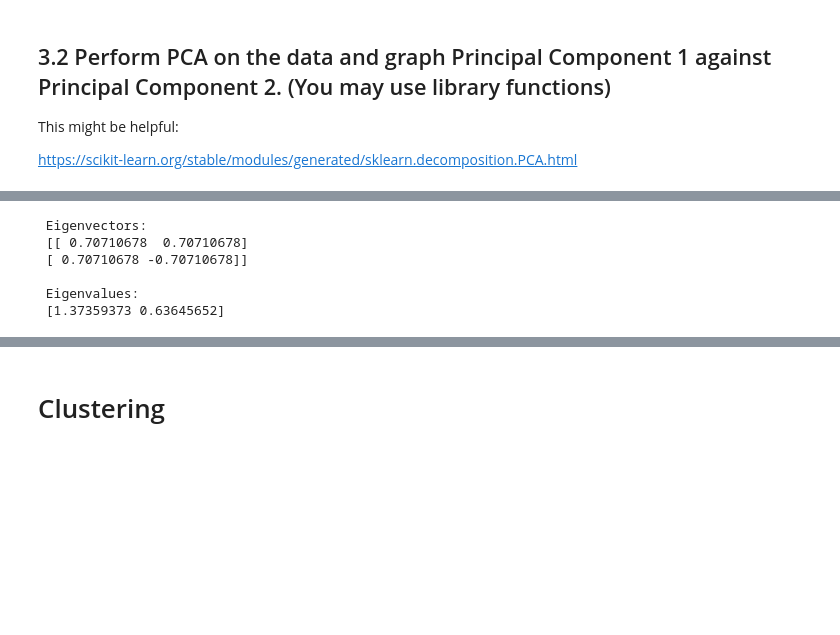
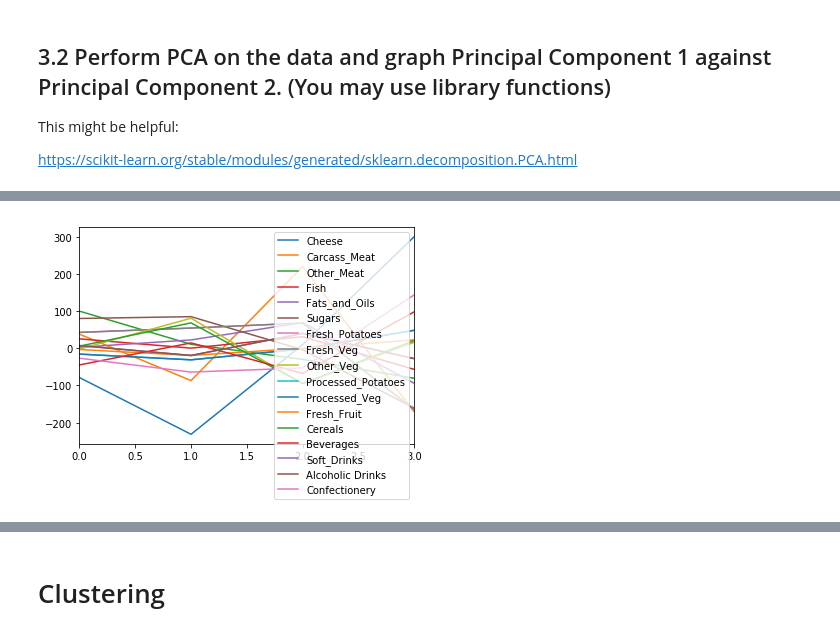
Before and after one commit to Hira63S/DS-Unit-2-Sprint-1-Linear-Algebra, a Jupyter notebook: Linear_Algebra_Sprint_Challenge.ipynb, the cells around one changed output, grey strips where cells are left out. Saved outputs shown, nothing was run; the diff lists cells and outputs as text; code cells hidden in the pictures; blank space fills up the shorter version.

```diff
--- a/Linear_Algebra_Sprint_Challenge.ipynb
+++ b/Linear_Algebra_Sprint_Challenge.ipynb
@@ -361,11 +395,4 @@ plt.plot(Pt)
-# %%
-print("\n Eigenvectors: \n", pca.components_)
-print("\n Eigenvalues: \n",pca.explained_variance_)
-# transform data
-# %% [output]
- Eigenvectors:
- [[ 0.70710678  0.70710678]
- [ 0.70710678 -0.70710678]]
-
- Eigenvalues:
- [1.37359373 0.63645652]
+# %%
+Projected.plot();
+# %% [output]
+[figure, added]
```
Also changed, not shown: parts of 27 cells of this notebook.
